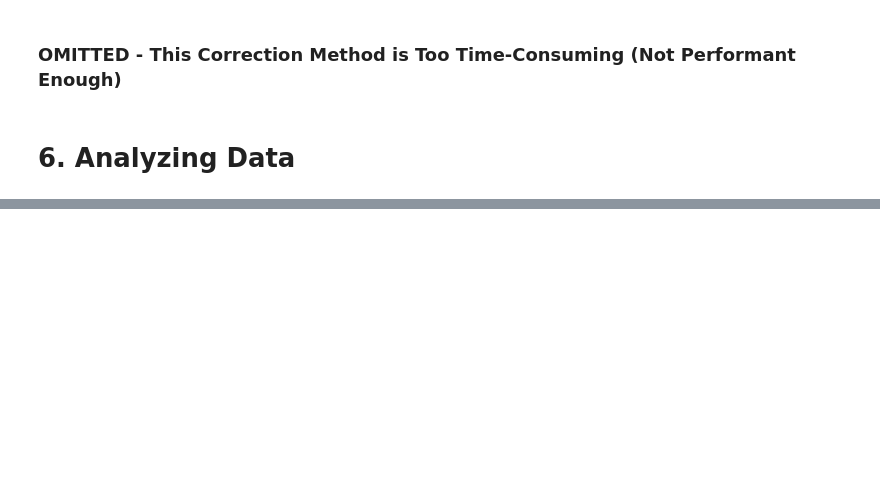
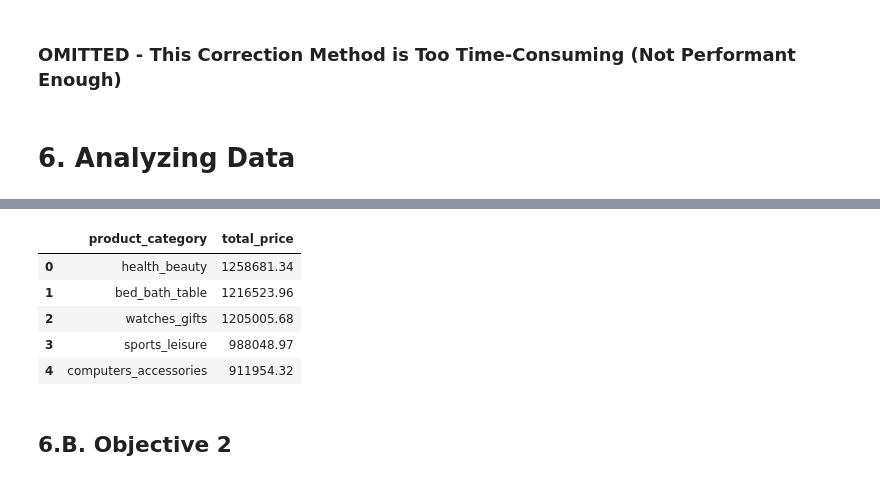
Before and after one commit to bagusfarisa/olist-data-wrangling, a Jupyter notebook: olist.ipynb, the cells around one changed output, grey strips where cells are left out. Saved outputs shown, nothing was run; the diff lists cells and outputs as text; code cells hidden in the pictures; blank space fills up the shorter version.

```diff
--- a/olist.ipynb
+++ b/olist.ipynb
@@ -876,0 +975,27 @@ array(['campinas', 'mogi guacu', 'rio de janeiro', 'sao paulo',
+# %%
+q1c = """
+SELECT
+pcnt.product_category_name_english AS product_category,
+SUM(oi.price) AS total_price
+
+FROM df_order AS o
+INNER JOIN df_order_items AS oi ON o.order_id = oi.order_id
+INNER JOIN df_products AS p ON oi.product_id = p.product_id
+INNER JOIN df_product_cat_name_transl AS pcnt ON p.product_category_name = pcnt.product_category_name
+
+GROUP BY product_category
+ORDER BY total_price DESC
+LIMIT 5;
+"""
+
+
+ps.sqldf(q1c, locals())
+# %% [output]
+|  | product_category | total_price |
+| 0 | health_beauty | 1258681.34 |
+| 1 | bed_bath_table | 1216523.96 |
+| 2 | watches_gifts | 1205005.68 |
+| 3 | sports_leisure | 988048.97 |
+| 4 | computers_accessories | 911954.32 |
+# %% [markdown]
+## 6.B. Objective 2
```
Also changed, not shown: parts of 12 cells of this notebook.
